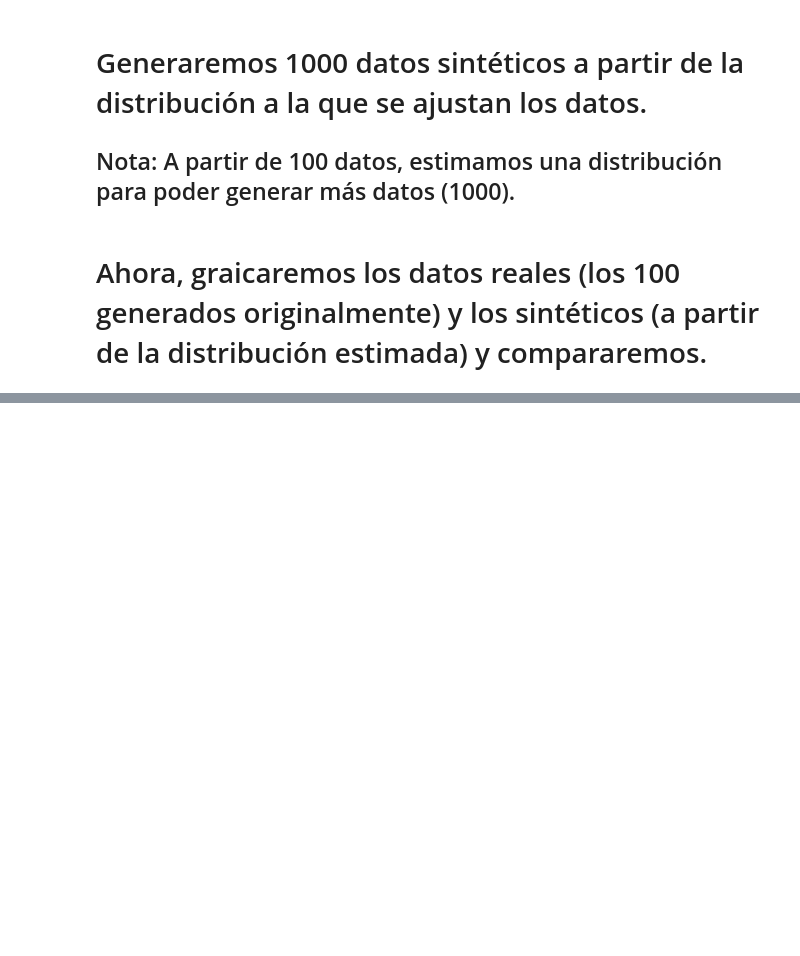
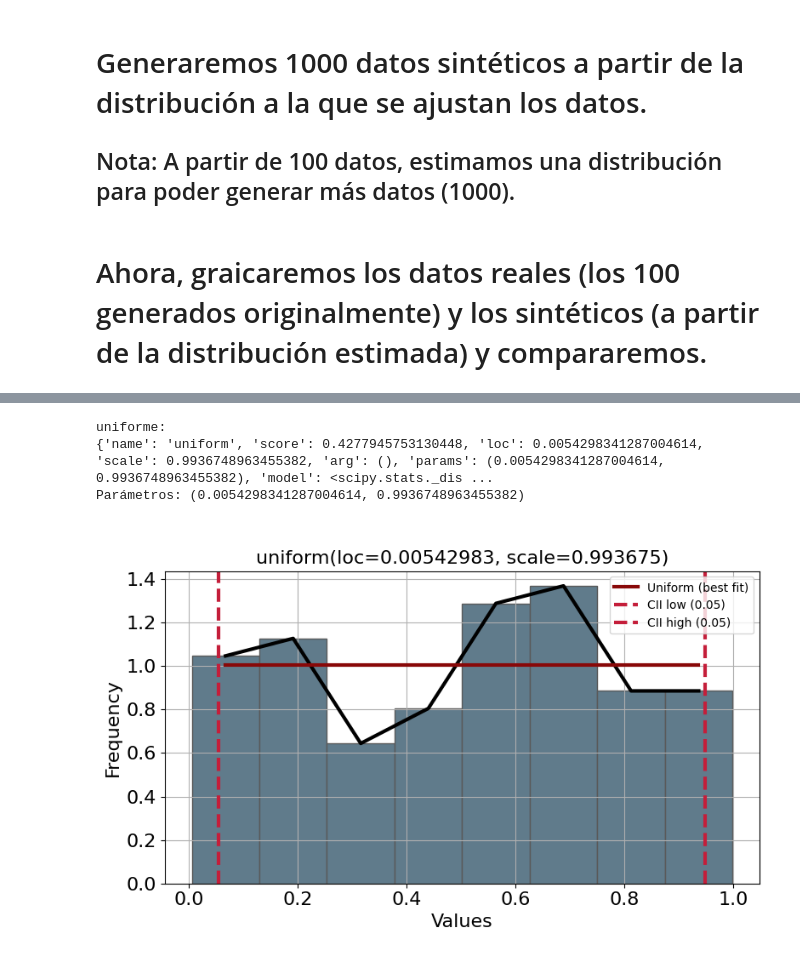
Before and after one commit to EdithOroche/IA, a Jupyter notebook: Estimando_Distribuciones_Contínuas_de_Datos_SS.ipynb, the cells around one changed output, grey strips where cells are left out. Saved outputs shown, nothing was run; the diff lists cells and outputs as text; code cells hidden in the pictures; blank space fills up the shorter version.

```diff
--- a/Estimando_Distribuciones_Contínuas_de_Datos_SS.ipynb
+++ b/Estimando_Distribuciones_Contínuas_de_Datos_SS.ipynb
@@ -179,0 +251,16 @@ plt.show()
+# %%
+d_uni = distfit(todf=False)
+data = np.array(uniforme)
+d_uni.fit_transform(data, verbose=False)
+print("uniforme:")
+print(d_uni.model)
+
+d_uni.plot(figsize=(8,5))
+
+plt.tight_layout()
+print("Parámetros:", d_uni.model['params'])
+# %% [output]
+uniforme:
+{'name': 'uniform', 'score': 0.4277945753130448, 'loc': 0.0054298341287004614, 'scale': 0.9936748963455382, 'arg': (), 'params': (0.0054298341287004614, 0.9936748963455382), 'model': <scipy.stats._dis ...
+Parámetros: (0.0054298341287004614, 0.9936748963455382)
+[figure, added]
```
Also changed, not shown: parts of 17 cells of this notebook.
